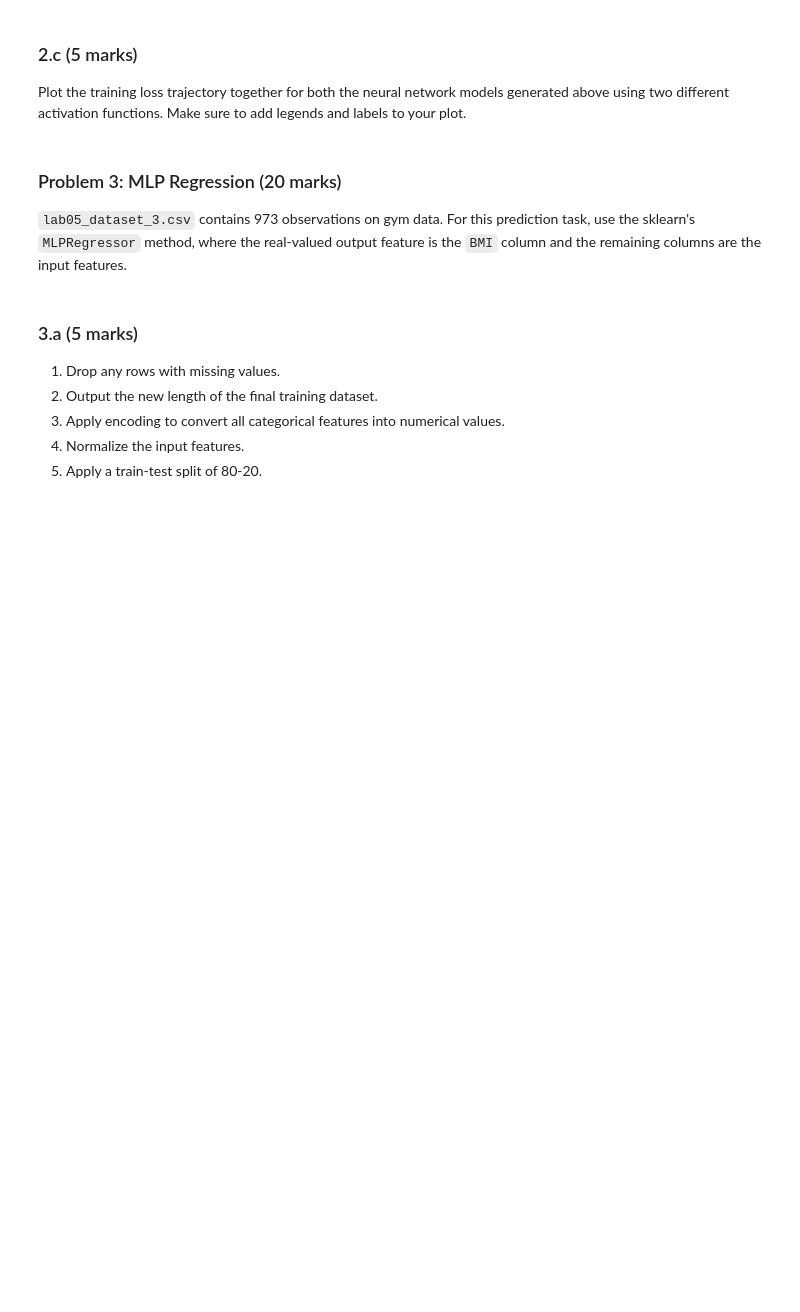
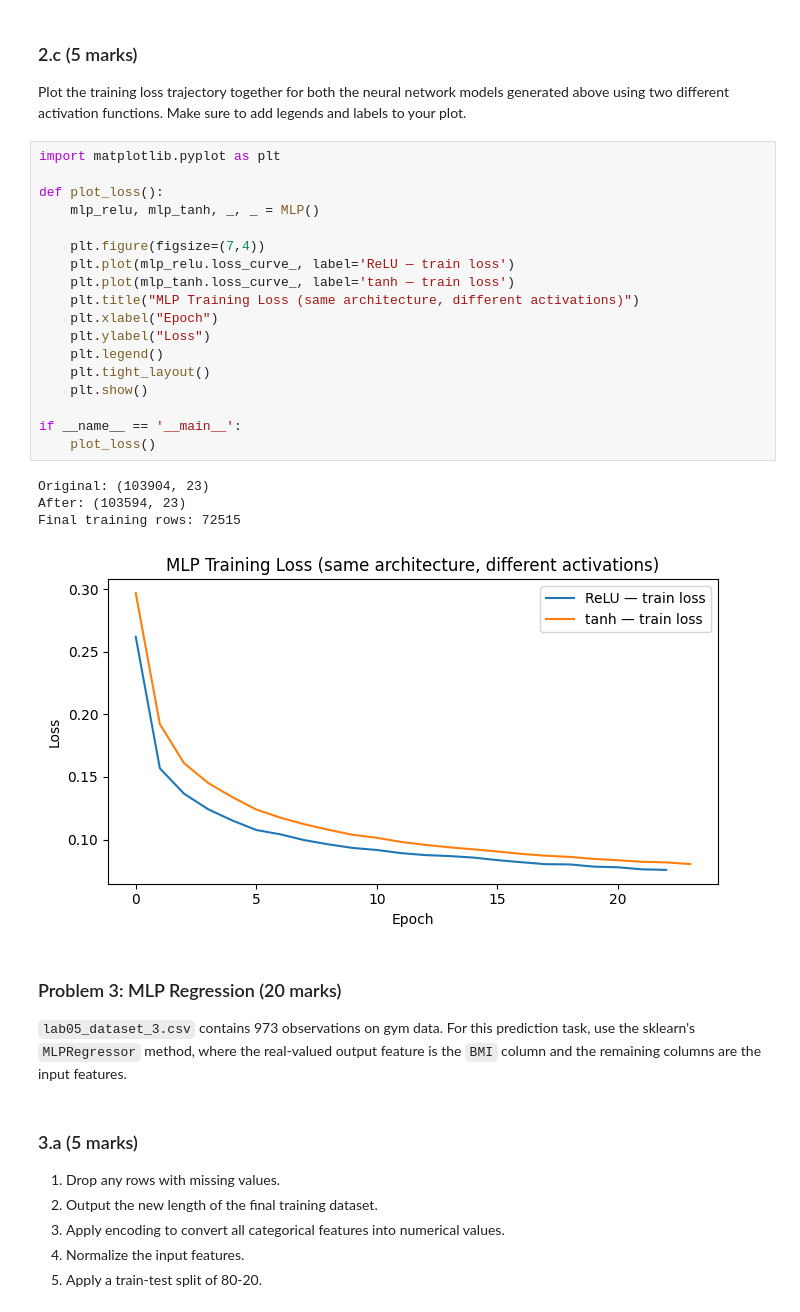
Before and after one commit to dfigueredo0/CS484, a Jupyter notebook: Assignment05/Assignment_5.ipynb, the cells around one changed output. Drawn from its saved outputs; the diff is of its cells as text; blank space fills up the shorter version.

```diff
--- a/Assignment05/Assignment_5.ipynb
+++ b/Assignment05/Assignment_5.ipynb
@@ -86,6 +186,29 @@ Build two `MLPClassifier` neural networks such that `MSE < 0.05` between the tes
 ### 2.c (5 marks)
 
 Plot the training loss trajectory together for both the neural network models generated above using two different activation functions. Make sure to add legends and labels to your plot.
+# %%
+import matplotlib.pyplot as plt
+
+def plot_loss():
+    mlp_relu, mlp_tanh, _, _ = MLP()
+
+    plt.figure(figsize=(7,4))
+    plt.plot(mlp_relu.loss_curve_, label='ReLU — train loss')
+    plt.plot(mlp_tanh.loss_curve_, label='tanh — train loss')
+    plt.title("MLP Training Loss (same architecture, different activations)")
+    plt.xlabel("Epoch")
+    plt.ylabel("Loss")
+    plt.legend()
+    plt.tight_layout()
+    plt.show()
+
+if __name__ == '__main__':
+    plot_loss()
+# %% [output]
+Original: (103904, 23)
+After: (103594, 23)
+Final training rows: 72515
+[figure, added]
 # %% [markdown]
 ### Problem 3: MLP Regression (20 marks)
 
```
Also changed, not shown: parts of 7 cells of this notebook.
